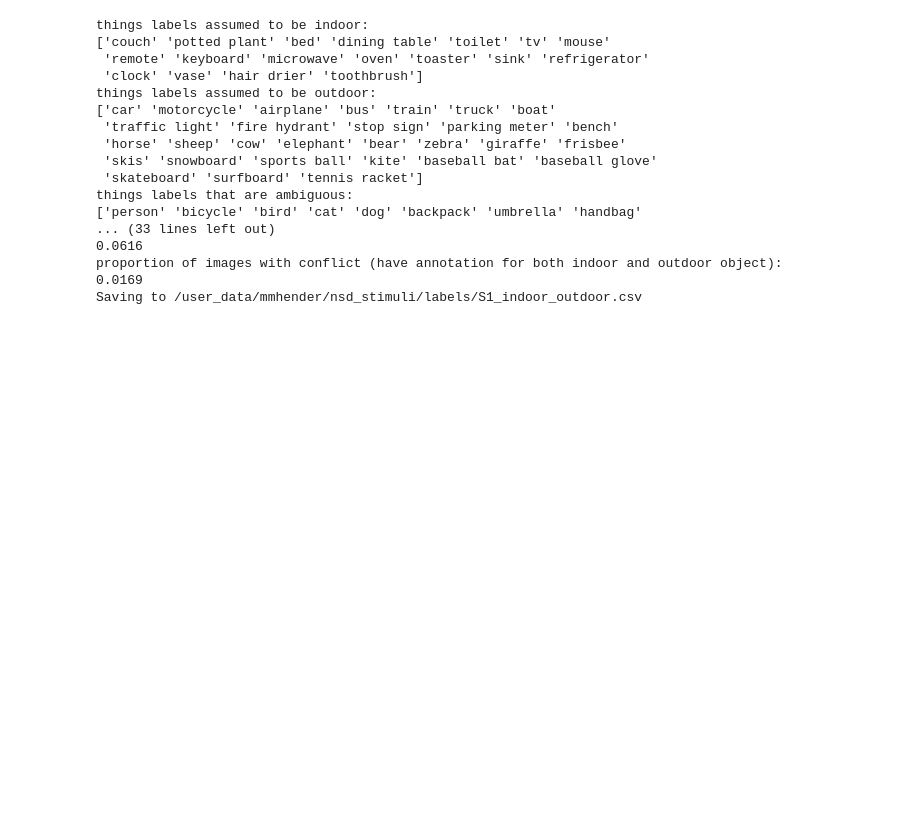
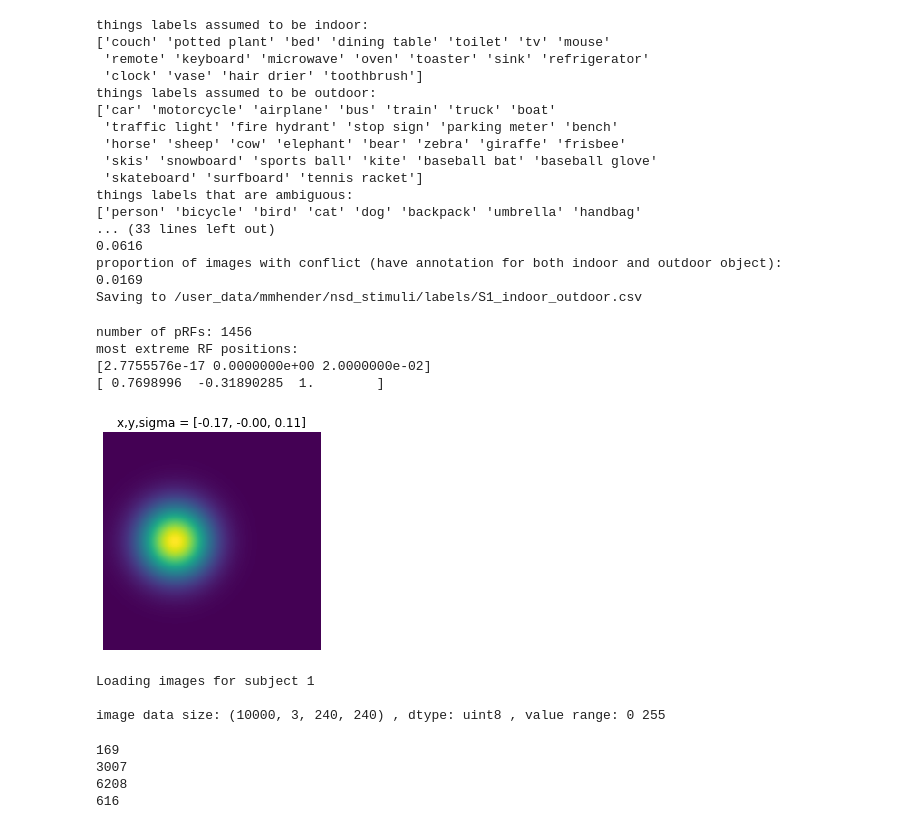
Before and after one commit to mmhenderson/modfit, a Jupyter notebook: notebooks/other_analyses/test_indoor_outdoor_labeling.ipynb, the cells around one changed output. Cells and saved outputs as stored; diff of their text form; code cells hidden in the pictures; blank space fills up the shorter version.

```diff
--- a/notebooks/other_analyses/test_indoor_outdoor_labeling.ipynb
+++ b/notebooks/other_analyses/test_indoor_outdoor_labeling.ipynb
@@ -55,3 +48,41 @@ things labels that are ambiguous:
 proportion of images with conflict (have annotation for both indoor and outdoor object):
 0.0169
 Saving to /user_data/mmhender/nsd_stimuli/labels/S1_indoor_outdoor.csv
+# %%
+subject=1
+which_prf_grid=5;
+prf_model_index=600;
+# %%
+import matplotlib.pyplot as plt
+from utils import prf_utils
+which_prf_grid=5
+models = initialize_fitting.get_prf_models(which_grid=which_prf_grid)
+n_prfs = len(models)
+mm = prf_model_index
+
+x,y,sigma = models[mm,:]
+n_pix = 240
+prf_2d = prf_utils.gauss_2d(center=[x,y], sd=sigma, patch_size=n_pix)
+
+plt.figure();
+plt.pcolormesh(prf_2d)
+plt.axis('off')
+plt.axis('square')
+plt.gca().invert_yaxis()
+plt.title('x,y,sigma = [%.2f, %.2f, %.2f]'%(x,y,sigma));
+# %% [output]
+number of pRFs: 1456
+most extreme RF positions:
+[2.7755576e-17 0.0000000e+00 2.0000000e-02]
+[ 0.7698996  -0.31890285  1.        ]
+[figure, added]
+# %%
+ims2load = np.arange(0,100)
+image_data = nsd_utils.get_image_data(subject)
+image_data = nsd_utils.image_uncolorize_fn(image_data[ims2load,:,:,:])
+# image_data = image_data[ims2use,:,:,:]
+n_images = image_data.shape[0]
+# %% [output]
+Loading images for subject 1
+
+image data size: (10000, 3, 240, 240) , dtype: uint8 , value range: 0 255
@@ -65,0 +117,10 @@ stuff_cat_objects, stuff_cat_names, stuff_cat_ids, stuff_supcat_names, stuff_ids
+# %%
+print(np.sum(has_outdoor & has_indoor))
+print(np.sum(~has_outdoor & has_indoor))
+print(np.sum(has_outdoor & ~has_indoor))
+print(np.sum(~has_outdoor & ~has_indoor))
+# %% [output]
+169
+3007
+6208
+616
```
Also changed, not shown: parts of 14 cells of this notebook, 8 other files.
